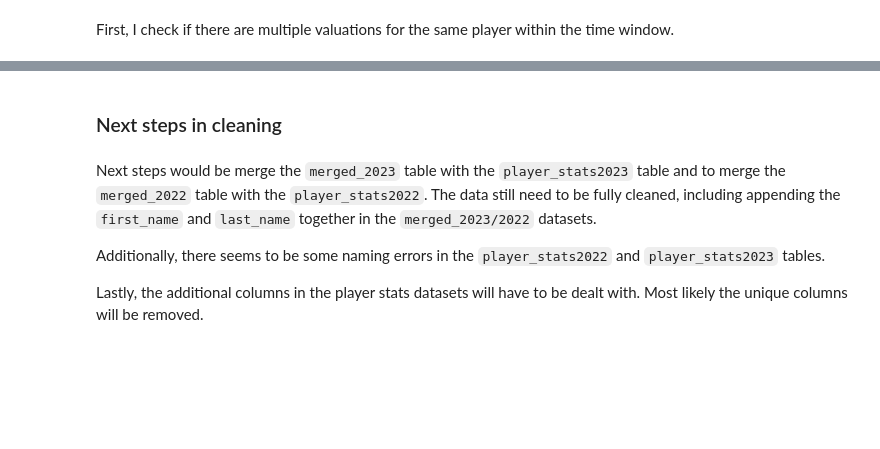
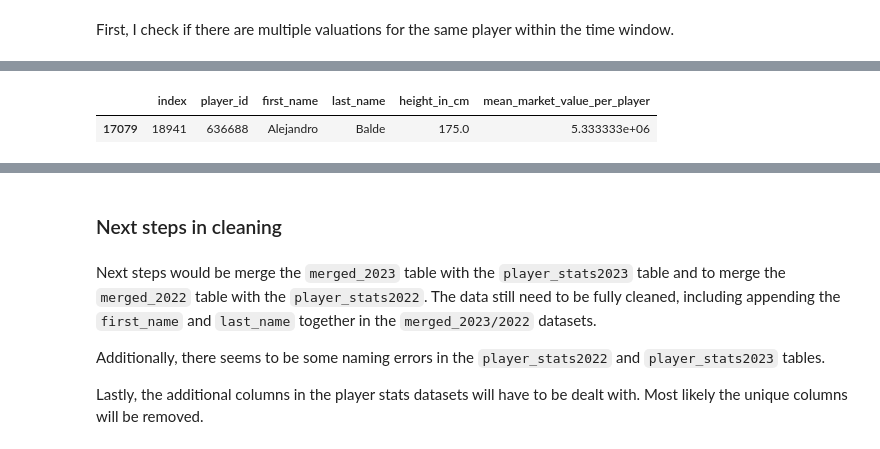
Before and after one commit to MarcoWong96/Capstone-Project, a Jupyter notebook: Notebooks/Initial_EDA.ipynb, the cells around one changed output, grey strips where cells are left out. Cells and saved outputs as stored; diff of their text form; code cells hidden in the pictures; blank space fills up the shorter version.

```diff
--- a/Notebooks/Initial_EDA.ipynb
+++ b/Notebooks/Initial_EDA.ipynb
@@ -808,0 +863,6 @@ merged_2022.head()
+# %%
+# Double check earlier example
+merged_2022[merged_2022['player_id'] == 636688]
+# %% [output]
+|  | index | player_id | first_name | last_name | height_in_cm | mean_market_value_per_player |
+| 17079 | 18941 | 636688 | Alejandro | Balde | 175.0 | 5.333333e+06 |
```
Also changed, not shown: parts of 61 cells of this notebook, 11 other files.
